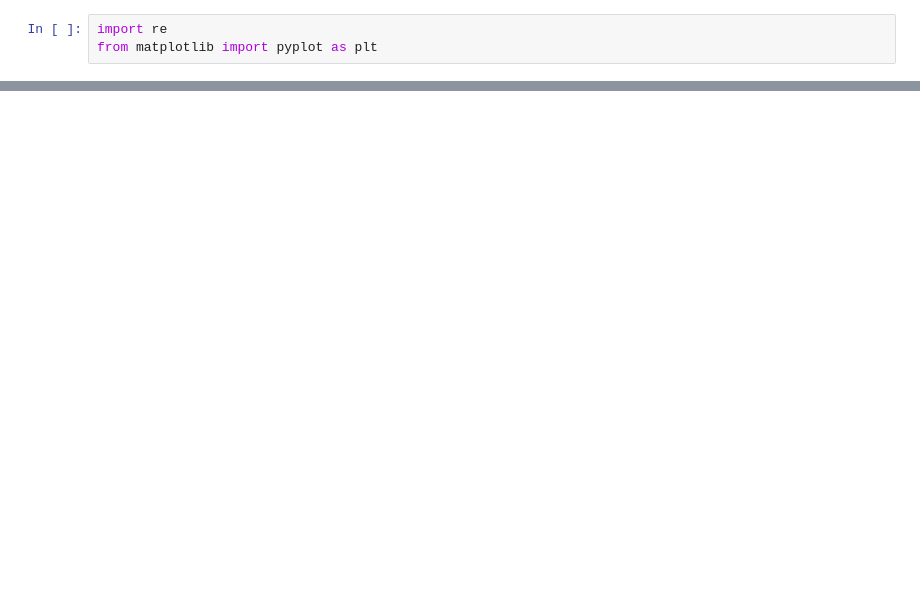
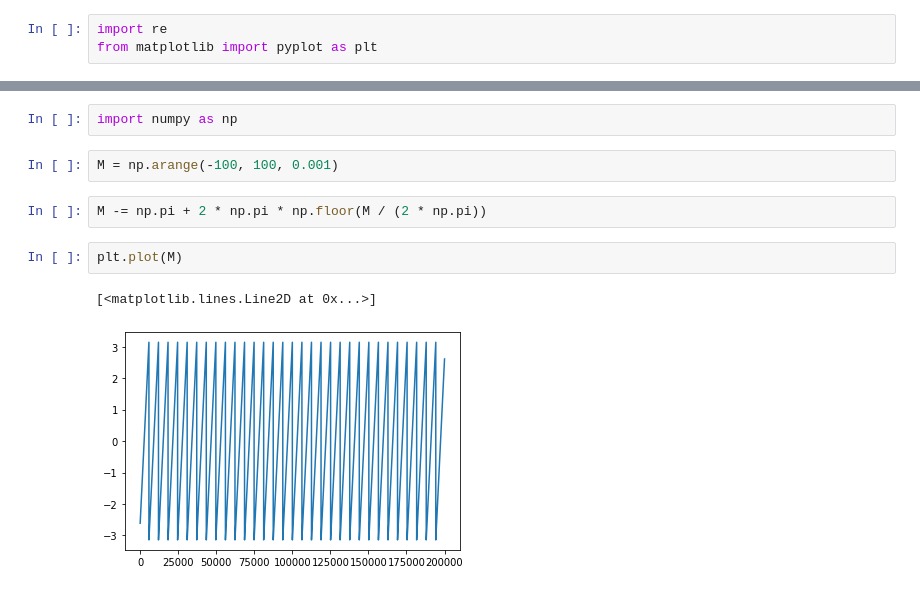
Before and after one commit to MJOdorczuk/FloatingObjectOpenFOAM, a Jupyter notebook: tmp.ipynb, the cells around one changed output, grey strips where cells are left out. Drawn from its saved outputs; the diff is of its cells as text; blank space fills up the shorter version.

```diff
--- a/tmp.ipynb
+++ b/tmp.ipynb
@@ -36,0 +68,11 @@ plt.ylabel("maximum Courant number");
+# %%
+import numpy as np
+# %%
+M = np.arange(-100, 100, 0.001)
+# %%
+M -= np.pi + 2 * np.pi * np.floor(M / (2 * np.pi))
+# %%
+plt.plot(M)
+# %% [output]
+[<matplotlib.lines.Line2D at 0x...>]
+[figure, added]
```
Also changed, not shown: parts of 5 cells of this notebook, 29 other files.
